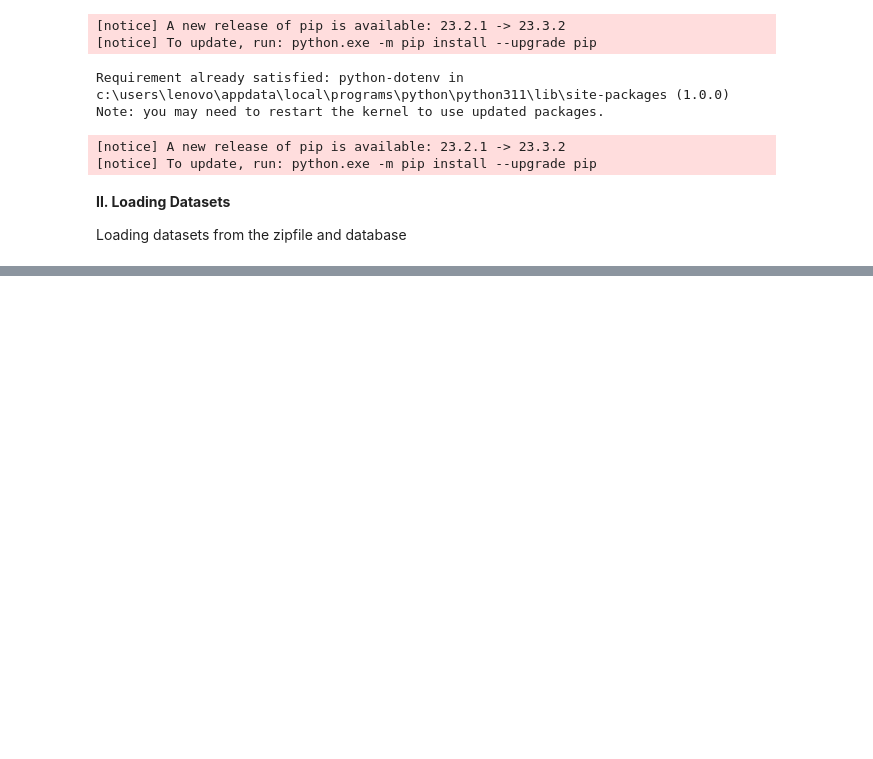
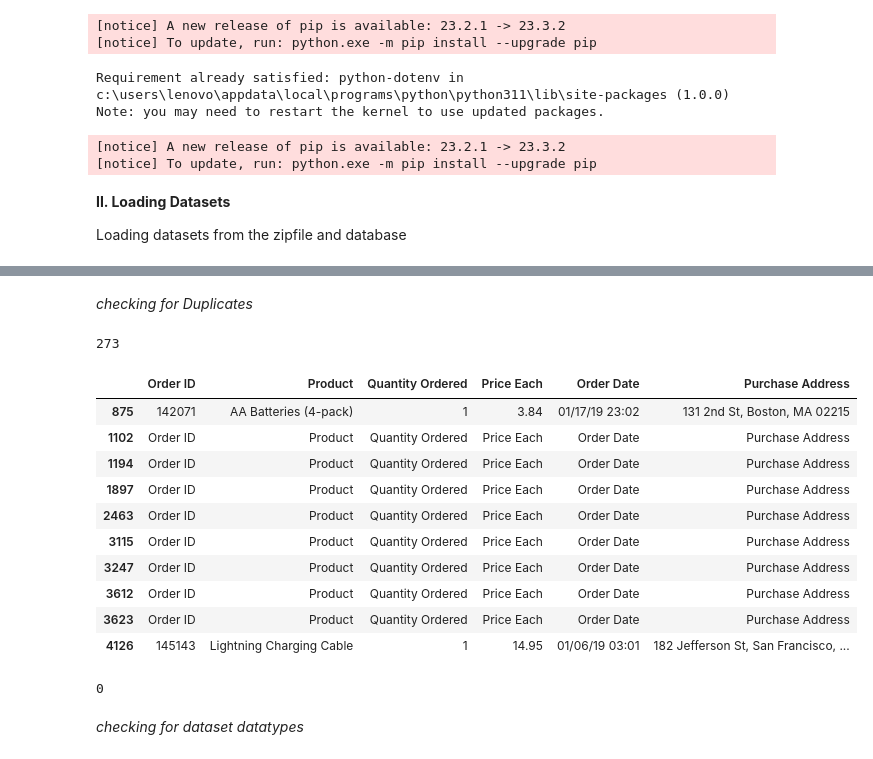
Before and after one commit to MarthaK-Coder/AZUBI-CAPSTONE-PROJECT, a Jupyter notebook: Notebook.ipynb, the cells around one changed output, grey strips where cells are left out. Saved outputs shown, nothing was run; the diff lists cells and outputs as text; code cells hidden in the pictures; blank space fills up the shorter version.

```diff
--- a/Notebook.ipynb
+++ b/Notebook.ipynb
@@ -142,0 +215,5 @@ second_half_2019.head(10)
+# %%
+#drop null values
+sales_2019_cleaned = sales_2019.dropna()
+#recheck null values
+sales_2019_cleaned.isna().sum()
@@ -142,0 +228,35 @@ second_half_2019.head(10)
+# %% [markdown]
+*checking for Duplicates*
+# %%
+duplicates =sales_2019_cleaned.duplicated()
+count_duplicated = duplicates.sum()
+print(count_duplicated)
+# %% [output]
+273
+# %%
+#rechecking duplicated data
+duplicated_rows = sales_2019_cleaned[duplicates]
+duplicated_rows.head(10)
+# %% [output]
+|  | Order ID | Product | Quantity Ordered | Price Each | Order Date | Purchase Address |
+| 875 | 142071 | AA Batteries (4-pack) | 1 | 3.84 | 01/17/19 23:02 | 131 2nd St, Boston, MA 02215 |
+| 1102 | Order ID | Product | Quantity Ordered | Price Each | Order Date | Purchase Address |
+| 1194 | Order ID | Product | Quantity Ordered | Price Each | Order Date | Purchase Address |
+| 1897 | Order ID | Product | Quantity Ordered | Price Each | Order Date | Purchase Address |
+| 2463 | Order ID | Product | Quantity Ordered | Price Each | Order Date | Purchase Address |
+| 3115 | Order ID | Product | Quantity Ordered | Price Each | Order Date | Purchase Address |
+| 3247 | Order ID | Product | Quantity Ordered | Price Each | Order Date | Purchase Address |
+| 3612 | Order ID | Product | Quantity Ordered | Price Each | Order Date | Purchase Address |
+| 3623 | Order ID | Product | Quantity Ordered | Price Each | Order Date | Purchase Address |
+| 4126 | 145143 | Lightning Charging Cable | 1 | 14.95 | 01/06/19 03:01 | 182 Jefferson St, San Francisco, ... |
+# %%
+#removing duplicated rows
+# Assuming sales_2019_cleaned is your DataFrame without missing values
+sales_2019_df = sales_2019_cleaned.drop_duplicates()
+
+# Display the DataFrame without duplicated rows
+sales_2019_df.duplicated().sum()
+# %% [output]
+0
+# %% [markdown]
+*checking for dataset datatypes*
```
Also changed, not shown: parts of 16 cells of this notebook.
